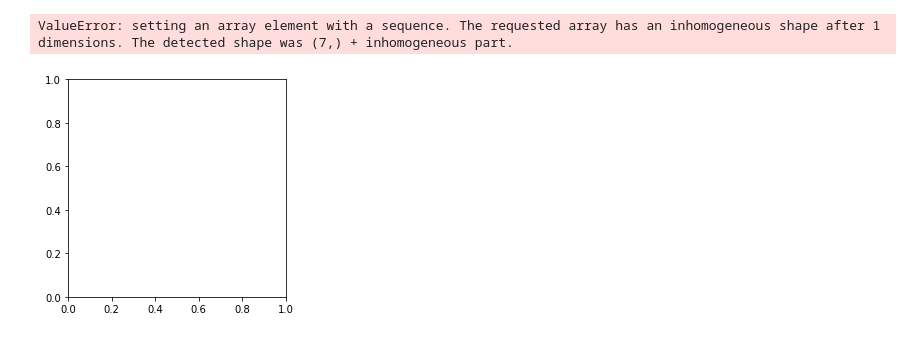
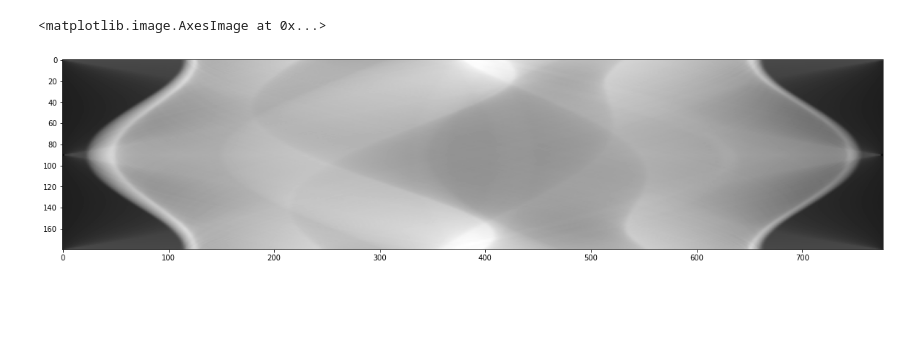
Before and after one commit to Friedrich-Jahns/Bildgebende-Verfahren_Programme, a Jupyter notebook: sinogramm/sinogramm.ipynb, the cells around one changed output. Saved outputs shown, nothing was run; the diff lists cells and outputs as text; code cells hidden in the pictures; blank space fills up the shorter version.

```diff
--- a/sinogramm/sinogramm.ipynb
+++ b/sinogramm/sinogramm.ipynb
@@ -20,13 +20,22 @@ plt.imshow(imgg,cmap="gray")
-# %%
-sinogramm = [[]]
-for i in range(0,180,30):
-    line = []
-    data = rotate(imgg,i)
-    for i in data:
-        line.append(np.array(i).sum())
-    if len(line) <
-    sinogramm.append(np.array(line))
-plt.imshow(sinogramm)
-# %% [output]
-ValueError: setting an array element with a sequence. The requested array has an inhomogeneous shape after 1 dimensions. The detected shape was (7,) + inhomogeneous part.
-[figure, removed]
+# %%
+def radon_trans(img):
+    imgp = img#f.mirror_padding(img,100)
+    a,b=np.array(imgp).shape
+    size = [a if a>b else b][0]
+    sino = np.zeros((180,size))
+    for i in range(0,180):
+        imgr = rotate(imgp,i,reshape=False)
+        sino[i] = sum(np.array(imgr))
+    return sino
+
+
+def inv_radon_trans(img):
+
+    for i in range(0,180):
+# %%
+plt.figure(figsize = (20,15))
+sinogramm = radon_trans(imgg)
+plt.imshow(sinogramm,cmap = 'gray')
+# %% [output]
+<matplotlib.image.AxesImage at 0x...>
+[figure, added]
```
Also changed, not shown: parts of 1 cell of this notebook, 1 other file.
